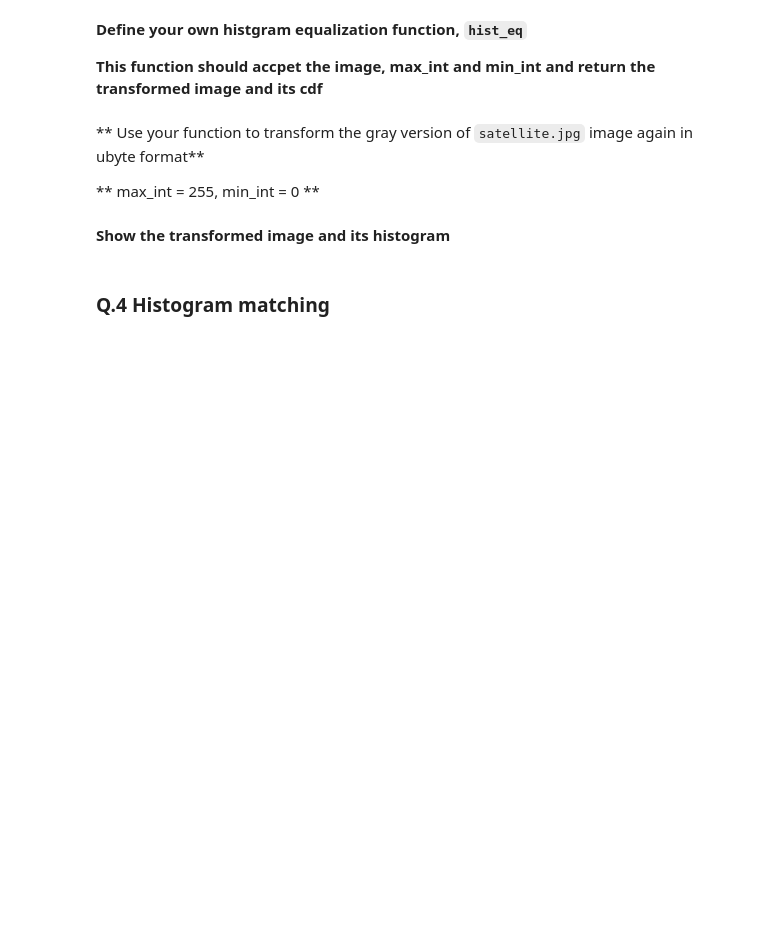
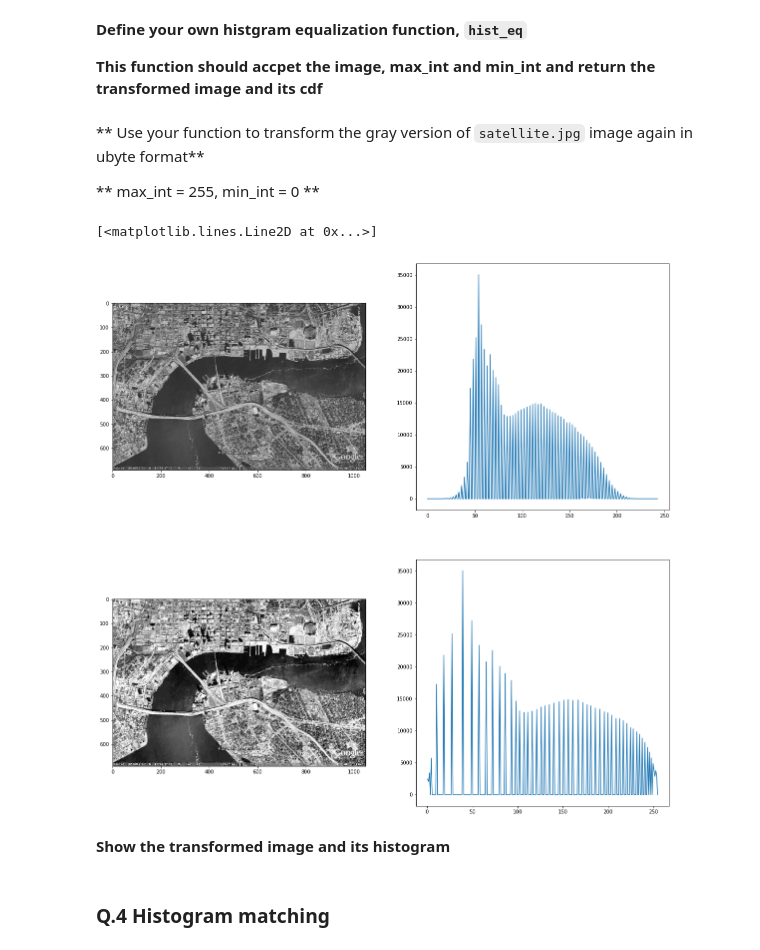
Before and after one commit to WayoOchoa/B31XB-IIP-TP-1718, a Jupyter notebook: 2-image-enhancement/2-enhancement-supplementary.ipynb, the cells around one changed output. Cells and saved outputs as stored; diff of their text form; code cells hidden in the pictures; blank space fills up the shorter version.

```diff
--- a/2-image-enhancement/2-enhancement-supplementary.ipynb
+++ b/2-image-enhancement/2-enhancement-supplementary.ipynb
@@ -46,10 +117,33 @@ The idea behind the histogram equalization process is that each gray level shoul
 **Define your own histgram equalization function, `hist_eq`**
 
 **This function should accpet the image, max_int and min_int and return the transformed image and its cdf**
+# %%
+def hist_eq(image,min_int, max_int):
+    nbr_bins = int(max_int - min_int)
+    imhist,bins = np.histogram(image.flatten(),nbr_bins, [min_int,max_int])
+    cdf = imhist.cumsum() # cumulative distribution function
+    cdf = 255 * cdf / cdf[-1] # normalization
+    new_image = np.interp(image.flatten(),bins[:-1],cdf) #To find the new pixels of the values we interpolate
+    return new_image.reshape(image.shape) , cdf
 # %% [markdown]
 ** Use your function to transform the gray version of `satellite.jpg` image again in ubyte format**
 
 ** max_int = 255, min_int = 0 **
+# %%
+satellite_equalized , cdf_eq = hist_eq(satellite_ubyte,0,256)
+
+fig , axes = plt.subplots(2, 2, figsize=(20, 20))
+axes = axes.ravel()
+sate_ub_bins, sate_ub_centers = exposure.histogram(satellite_ubyte)
+axes[0].imshow(satellite_ubyte,cmap = cm.gray)
+axes[1].plot(sate_ub_centers,sate_ub_bins)
+
+axes[2].imshow(satellite_equalized,cmap=cm.gray)
+sate_e_bins, sate_e_centers = exposure.histogram(satellite_equalized)
+axes[3].plot(sate_e_centers,sate_e_bins)
+# %% [output]
+[<matplotlib.lines.Line2D at 0x...>]
+[figure, added]
 # %% [markdown]
 **Show the transformed image and its histogram**
 # %% [markdown]
```
Also changed, not shown: parts of 9 cells of this notebook.
